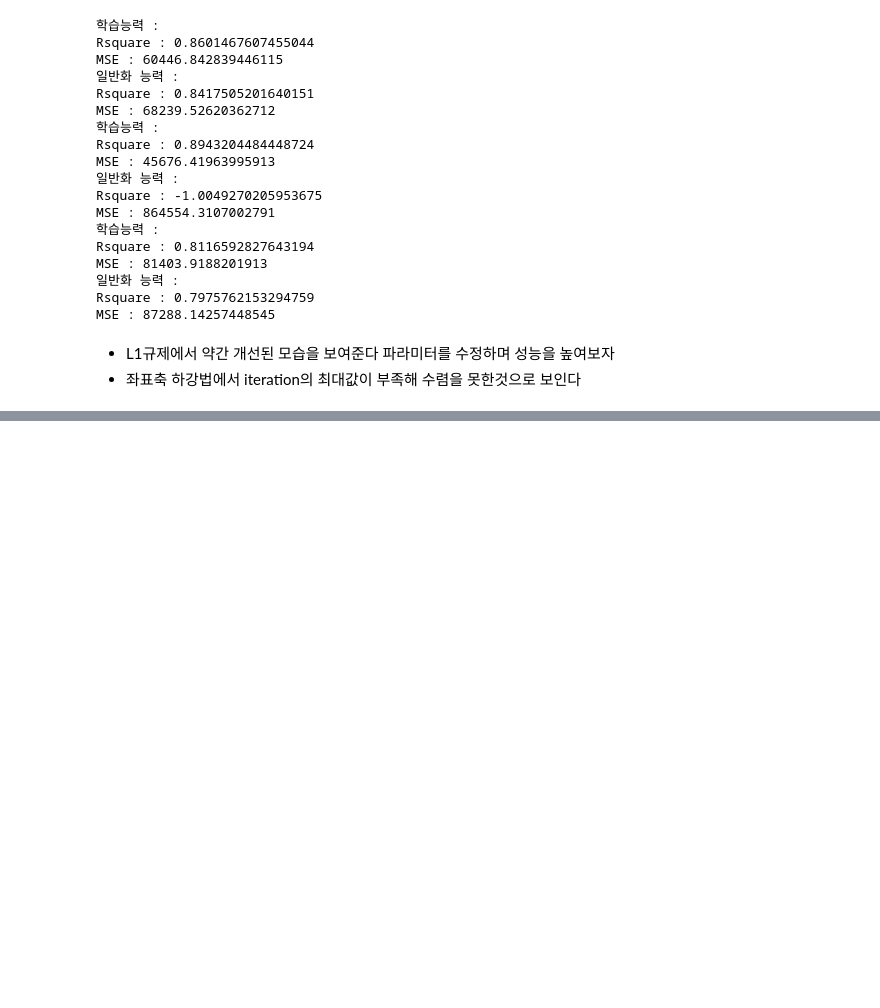
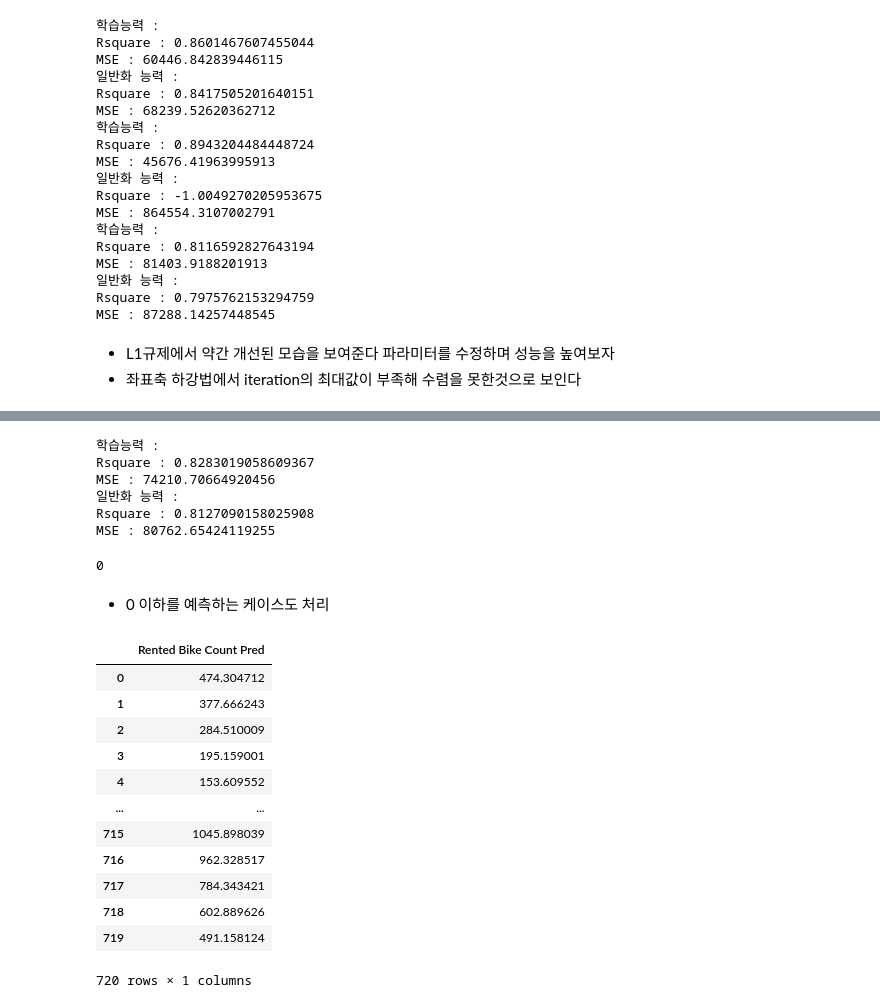
Before and after one commit to jaehyuk1109/BAF-16-Fresh-Edu, a Jupyter notebook: 3주차_과제/3주차_과제.ipynb, the cells around one changed output, grey strips where cells are left out. Drawn from its saved outputs; the diff is of its cells as text; code cells hidden in the pictures; blank space fills up the shorter version.

```diff
--- a/3주차_과제/3주차_과제.ipynb
+++ b/3주차_과제/3주차_과제.ipynb
@@ -663,0 +694,19 @@ Fitting 5 folds for each of 294 candidates, totalling 1470 fits
+# %%
+def clip(z):
+    return np.maximum(0, z)
+
+model_clip = TransformedTargetRegressor(model_elasticnet, func= clip, inverse_func= clip)
+
+param_grid = {
+    "regressor__polynomialfeatures__degree": [2, 3, 4],
+    "regressor__elasticnet__alpha": [0.001, 0.01, 0.1, 1, 10, 100],
+    "regressor__elasticnet__l1_ratio": [0, 0.1, 0.3, 0.5, 0.7, 0.9, 1],
+    "regressor__elasticnet__max_iter": [2000]
+
+}
+
+grid_search_clip = GridSearchCV(model_clip, param_grid, cv=5, verbose=1, scoring="r2", n_jobs=-1)
+grid_search_clip.fit(X_train, y_train)
+
+
+print("Best Params:", grid_search_clip.best_params_)
@@ -663,0 +738,34 @@ Fitting 5 folds for each of 294 candidates, totalling 1470 fits
+# %%
+model_best_clip = grid_search_clip.best_estimator_
+eval_regression(model_best_clip)
+# %% [output]
+학습능력 :
+Rsquare : 0.8283019058609367
+MSE : 74210.70664920456
+일반화 능력 :
+Rsquare : 0.8127090158025908
+MSE : 80762.65424119255
+# %%
+(model_best_clip.predict(X_train) < 0).sum()
+# %% [output]
+0
+# %% [markdown]
+- 0 이하를 예측하는 케이스도 처리
+# %%
+prediction = model_best_clip.predict(df_test)
+
+pd.DataFrame(prediction, columns=["Rented Bike Count Pred"])
+# %% [output]
+|  | Rented Bike Count Pred |
+| 0 | 474.304712 |
+| 1 | 377.666243 |
+| 2 | 284.510009 |
+| 3 | 195.159001 |
+| 4 | 153.609552 |
+| ... | ... |
+| 715 | 1045.898039 |
+| 716 | 962.328517 |
+| 717 | 784.343421 |
+| 718 | 602.889626 |
+| 719 | 491.158124 |
+720 rows × 1 columns
```
Also changed, not shown: parts of 13 cells of this notebook.
